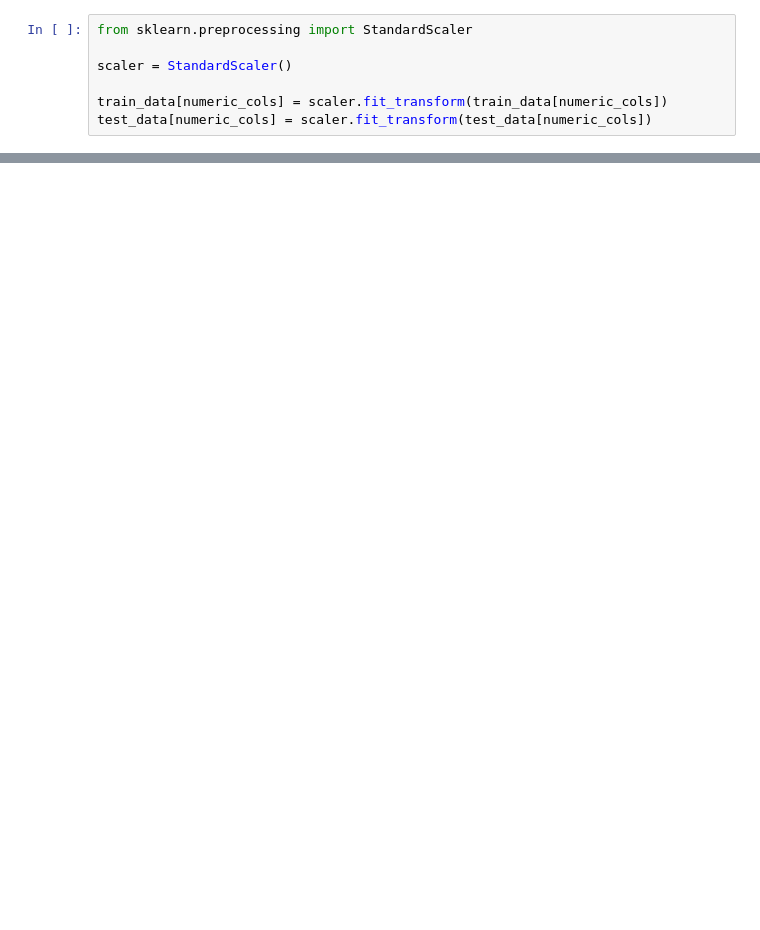
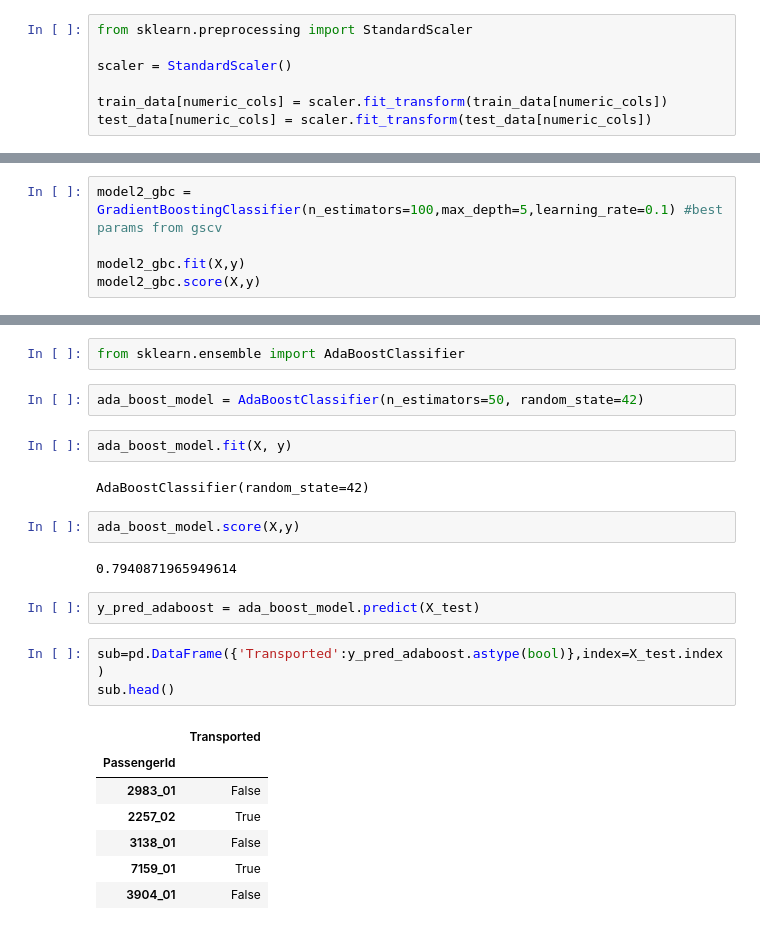
Before and after one commit to AiglonDore/spaceship-titanic, a Jupyter notebook: spaceship-titanic.ipynb, the cells around one changed output, grey strips where cells are left out. Saved outputs shown, nothing was run; the diff lists cells and outputs as text; blank space fills up the shorter version.

Commit message:
add adaboost

```diff
--- a/spaceship-titanic.ipynb
+++ b/spaceship-titanic.ipynb
@@ -335,0 +469,5 @@ sub.head()
+# %%
+model2_gbc = GradientBoostingClassifier(n_estimators=100,max_depth=5,learning_rate=0.1) #best params from gscv
+
+model2_gbc.fit(X,y)
+model2_gbc.score(X,y)
@@ -335,0 +511,25 @@ sub.head()
+# %%
+from sklearn.ensemble import AdaBoostClassifier
+# %%
+ada_boost_model = AdaBoostClassifier(n_estimators=50, random_state=42)
+# %%
+ada_boost_model.fit(X, y)
+# %% [output]
+AdaBoostClassifier(random_state=42)
+# %%
+ada_boost_model.score(X,y)
+# %% [output]
+0.7940871965949614
+# %%
+y_pred_adaboost = ada_boost_model.predict(X_test)
+# %%
+sub=pd.DataFrame({'Transported':y_pred_adaboost.astype(bool)},index=X_test.index)
+sub.head()
+# %% [output]
+|  | Transported |
+| PassengerId |  |
+| 2983_01 | False |
+| 2257_02 | True |
+| 3138_01 | False |
+| 7159_01 | True |
+| 3904_01 | False |
```
Also changed, not shown: parts of 104 cells of this notebook.
